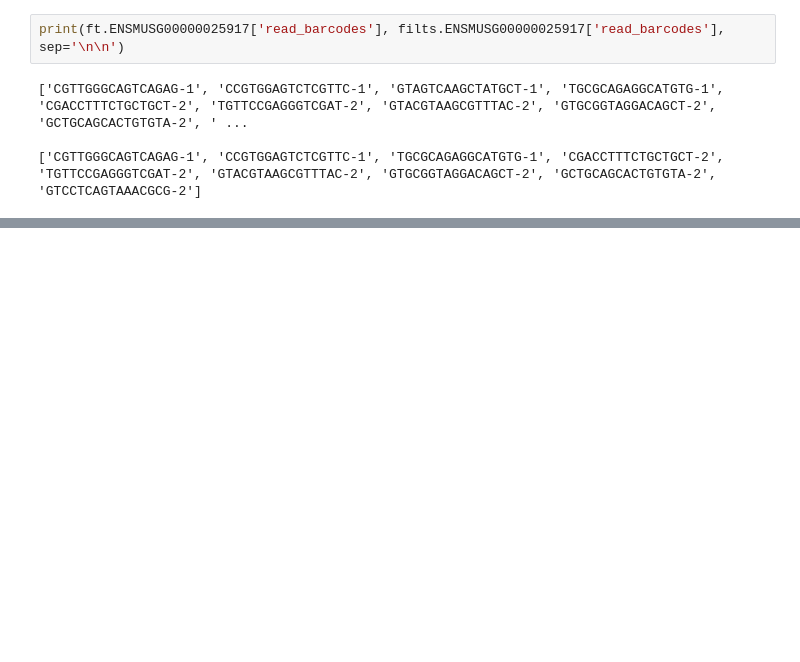
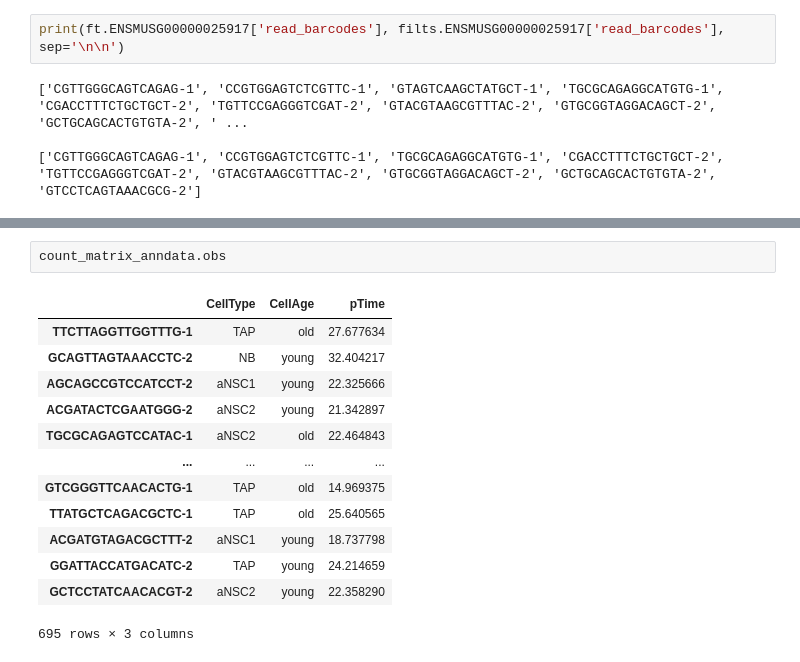
Before and after one commit to AndreMacedo88/utrcalling, a Jupyter notebook: notebooks/3UTR in NSC lineage progression.ipynb, the cells around one changed output, grey strips where cells are left out. Cells and saved outputs as stored; diff of their text form; blank space fills up the shorter version.

```diff
--- a/notebooks/3UTR in NSC lineage progression.ipynb
+++ b/notebooks/3UTR in NSC lineage progression.ipynb
@@ -500,0 +428,16 @@ count_matrix_anndata_complete.var
+# %%
+count_matrix_anndata.obs
+# %% [output]
+|  | CellType | CellAge | pTime |
+| TTCTTAGGTTGGTTTG-1 | TAP | old | 27.677634 |
+| GCAGTTAGTAAACCTC-2 | NB | young | 32.404217 |
+| AGCAGCCGTCCATCCT-2 | aNSC1 | young | 22.325666 |
+| ACGATACTCGAATGGG-2 | aNSC2 | young | 21.342897 |
+| TGCGCAGAGTCCATAC-1 | aNSC2 | old | 22.464843 |
+| ... | ... | ... | ... |
+| GTCGGGTTCAACACTG-1 | TAP | old | 14.969375 |
+| TTATGCTCAGACGCTC-1 | TAP | old | 25.640565 |
+| ACGATGTAGACGCTTT-2 | aNSC1 | young | 18.737798 |
+| GGATTACCATGACATC-2 | TAP | young | 24.214659 |
+| GCTCCTATCAACACGT-2 | aNSC2 | young | 22.358290 |
+695 rows × 3 columns
```
Also changed, not shown: parts of 22 cells of this notebook, 2 other files.
